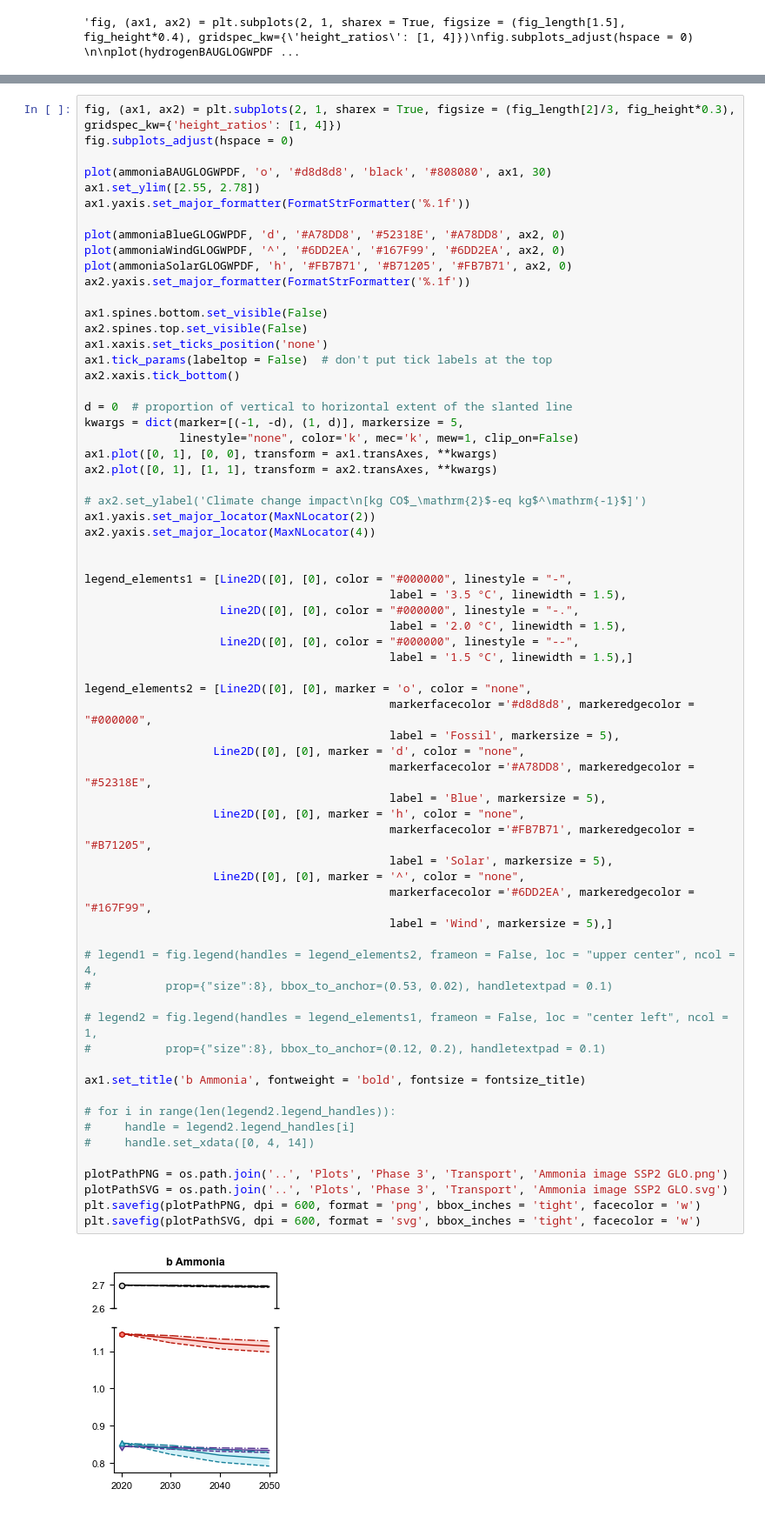
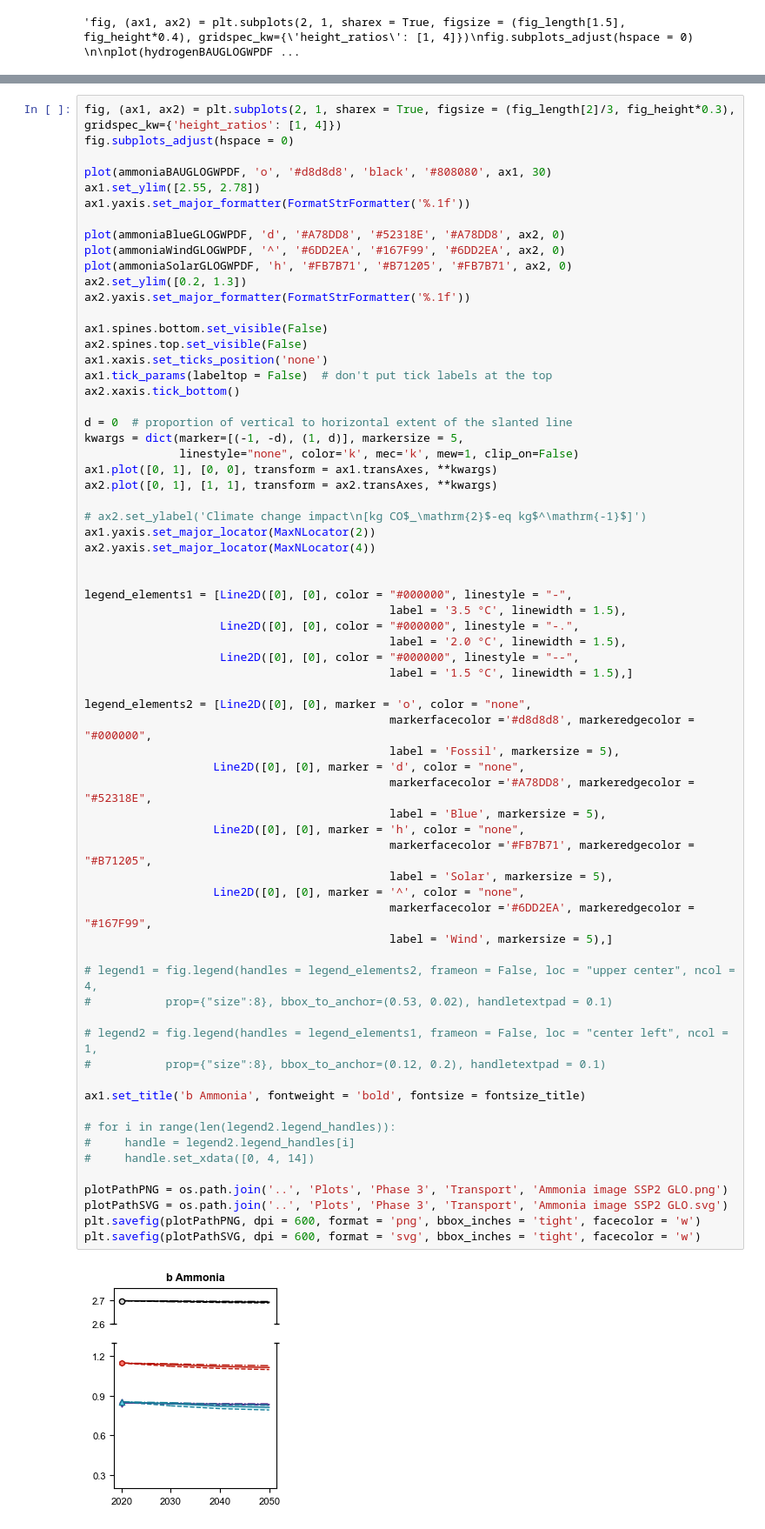
Before and after one commit to abhix2704/Prospective-LCA, a Jupyter notebook: Code/GWPPlotsTransport.ipynb, the cells around one changed output, grey strips where cells are left out. Shown at 87% size. Drawn from its saved outputs; the diff is of its cells as text.

```diff
--- a/Code/GWPPlotsTransport.ipynb
+++ b/Code/GWPPlotsTransport.ipynb
@@ -601,6 +604,7 @@ ax1.yaxis.set_major_formatter(FormatStrFormatter('%.1f'))
 plot(ammoniaBlueGLOGWPDF, 'd', '#A78DD8', '#52318E', '#A78DD8', ax2, 0)
 plot(ammoniaWindGLOGWPDF, '^', '#6DD2EA', '#167F99', '#6DD2EA', ax2, 0)
 plot(ammoniaSolarGLOGWPDF, 'h', '#FB7B71', '#B71205', '#FB7B71', ax2, 0)
+ax2.set_ylim([0.2, 1.3])
 ax2.yaxis.set_major_formatter(FormatStrFormatter('%.1f'))
 
 ax1.spines.bottom.set_visible(False)
@@ -630,34 +634,34 @@ legend_elements1 = [Line2D([0], [0], color = "#000000", linestyle = "-",
 legend_elements2 = [Line2D([0], [0], marker = 'o', color = "none",
                                              markerfacecolor ='#d8d8d8', markeredgecolor = "#000000",
                                              label = 'Fossil', markersize = 5),
                    Line2D([0], [0], marker = 'd', color = "none",
                                              markerfacecolor ='#A78DD8', markeredgecolor = "#52318E",
                                              label = 'Blue', markersize = 5),
                    Line2D([0], [0], marker = 'h', color = "none",
                                              markerfacecolor ='#FB7B71', markeredgecolor = "#B71205",
                                              label = 'Solar', markersize = 5),
                    Line2D([0], [0], marker = '^', color = "none",
                                              markerfacecolor ='#6DD2EA', markeredgecolor = "#167F99",
                                              label = 'Wind', markersize = 5),]
 
 # legend1 = fig.legend(handles = legend_elements2, frameon = False, loc = "upper center", ncol = 4,
 #           prop={"size":8}, bbox_to_anchor=(0.53, 0.02), handletextpad = 0.1)
 
 # legend2 = fig.legend(handles = legend_elements1, frameon = False, loc = "center left", ncol = 1,
 #           prop={"size":8}, bbox_to_anchor=(0.12, 0.2), handletextpad = 0.1)
 
 ax1.set_title('b Ammonia', fontweight = 'bold', fontsize = fontsize_title)
 
 # for i in range(len(legend2.legend_handles)):
 #     handle = legend2.legend_handles[i]
 #     handle.set_xdata([0, 4, 14])
 
 plotPathPNG = os.path.join('..', 'Plots', 'Phase 3', 'Transport', 'Ammonia image SSP2 GLO.png')
 plotPathSVG = os.path.join('..', 'Plots', 'Phase 3', 'Transport', 'Ammonia image SSP2 GLO.svg')
 plt.savefig(plotPathPNG, dpi = 600, format = 'png', bbox_inches = 'tight', facecolor = 'w')
 plt.savefig(plotPathSVG, dpi = 600, format = 'svg', bbox_inches = 'tight', facecolor = 'w')
 # %% [output]
-[figure, old version]
+[figure, new version]
 # %%
 fig, (ax1, ax2) = plt.subplots(2, 1, sharex = True, figsize = (fig_length[2]/3, fig_height*0.3), gridspec_kw={'height_ratios': [1, 2]})
 fig.subplots_adjust(hspace = 0)
```
Also changed, not shown: parts of 3 cells of this notebook, 29 other files.
